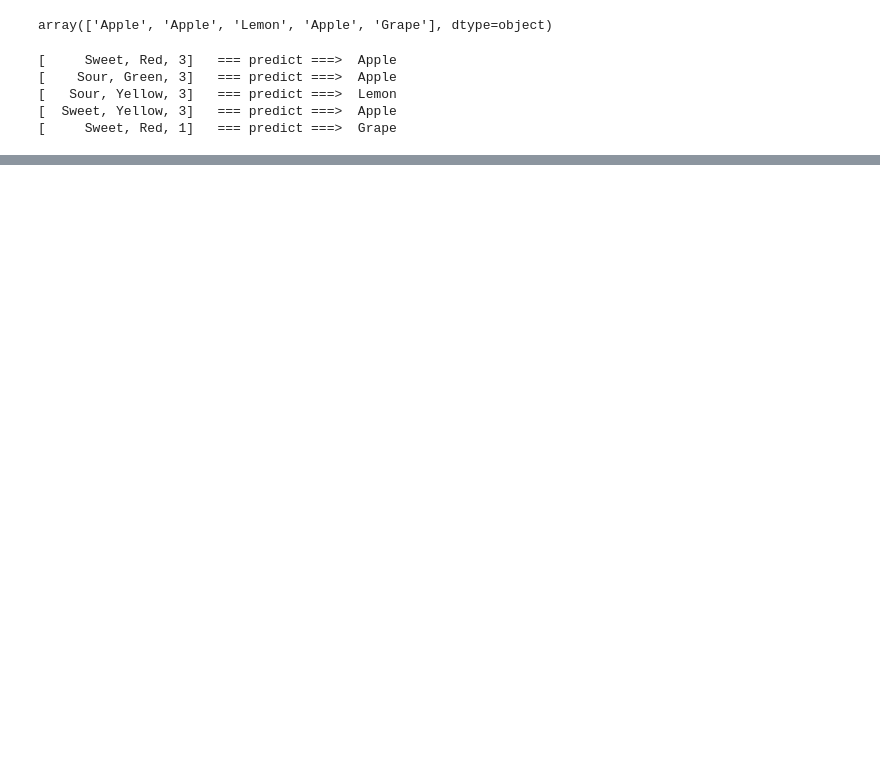
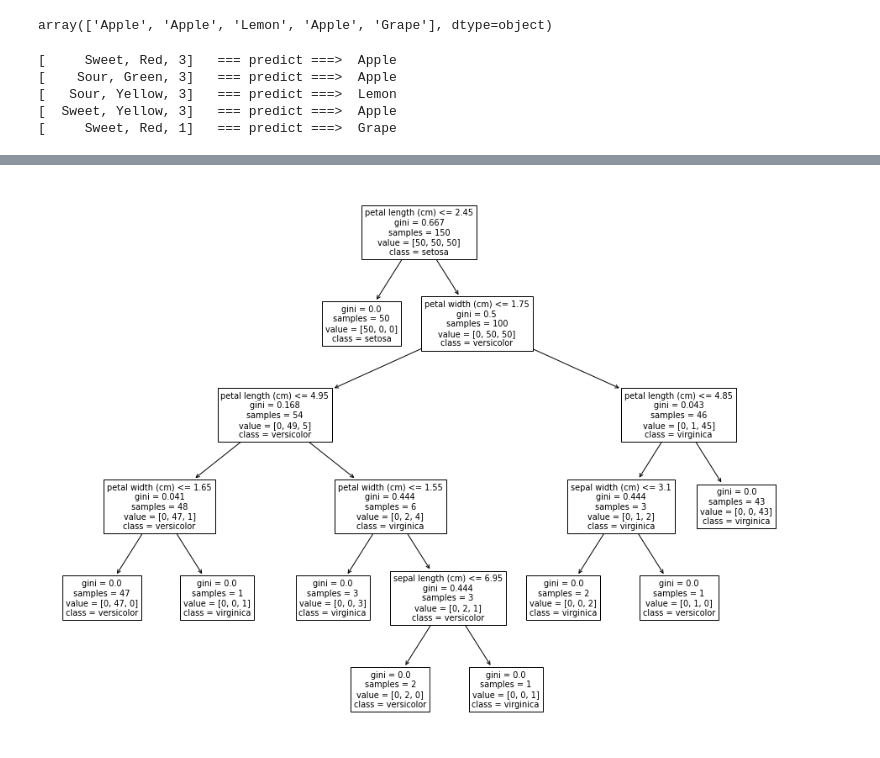
Before and after one commit to tisage/decisionTree, a Jupyter notebook: Decision Tree using Sklearn.ipynb, the cells around one changed output, grey strips where cells are left out. Cells and saved outputs as stored; diff of their text form; code cells hidden in the pictures; blank space fills up the shorter version.

```diff
--- a/Decision Tree using Sklearn.ipynb
+++ b/Decision Tree using Sklearn.ipynb
@@ -287,0 +312,11 @@ for feature, label in zip(test_raw, pred_decoded):
+# %%
+# Parameters
+n_classes = 3
+plot_colors = "ryb"
+plot_step = 0.02
+
+# Load data
+iris = load_iris()
+
+# preview label of iris
+list(iris.target_names)
@@ -287,0 +352,7 @@ for feature, label in zip(test_raw, pred_decoded):
+# %%
+plt.figure(figsize=(16,12))
+clf = DecisionTreeClassifier().fit(iris.data, iris.target)
+plot_tree(clf, feature_names=iris.feature_names, class_names=iris.target_names, filled=False)
+plt.show()
+# %% [output]
+[figure, added]
```
Also changed, not shown: parts of 8 cells of this notebook.
